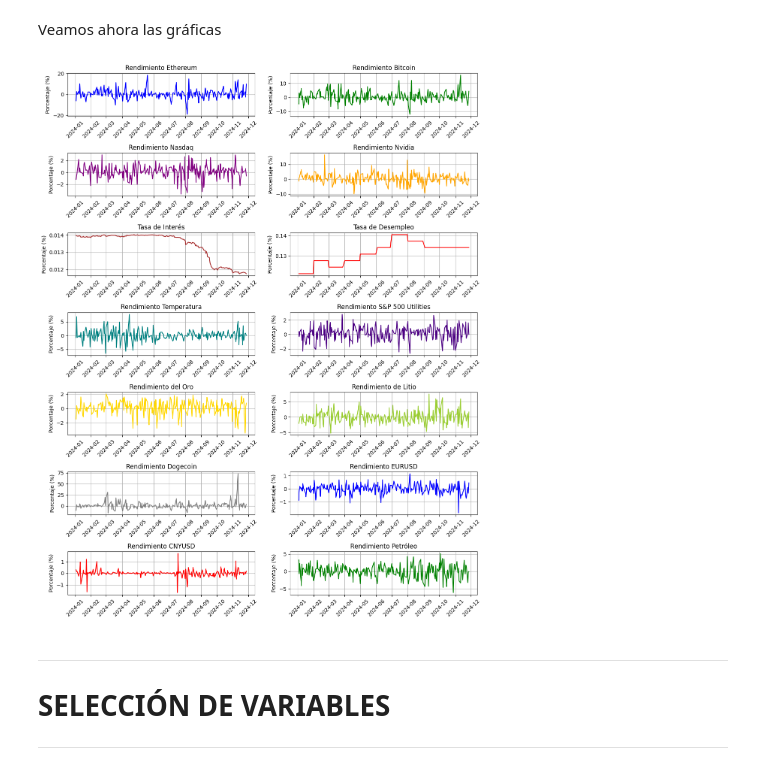
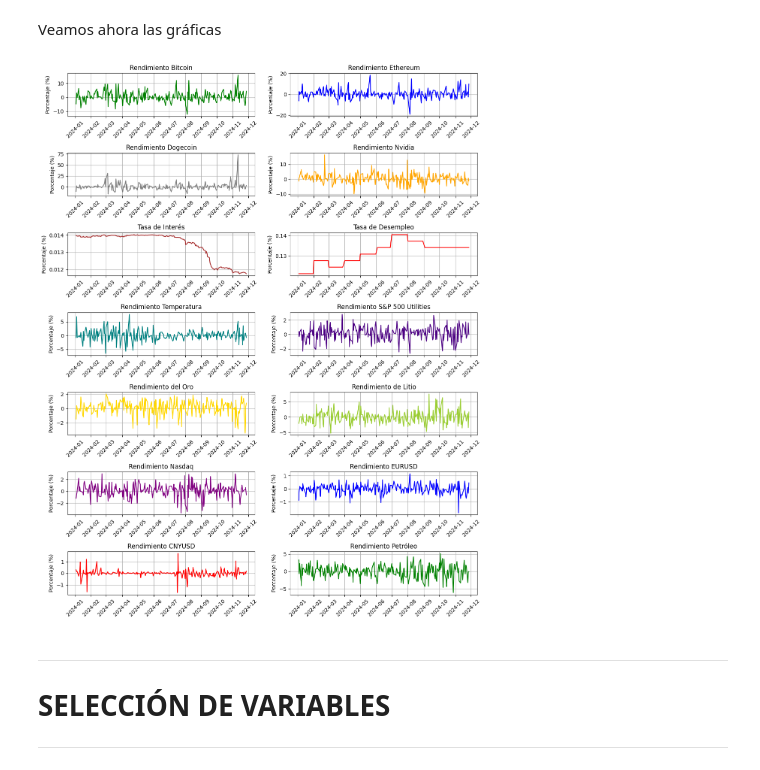
Before and after one commit to ladrianx/proyectos, a Jupyter notebook: Proyecto_Taller_Modelado_2.ipynb, the cells around one changed output. Cells and saved outputs as stored; diff of their text form; code cells hidden in the pictures.

```diff
--- a/Proyecto_Taller_Modelado_2.ipynb
+++ b/Proyecto_Taller_Modelado_2.ipynb
@@ -361,7 +361,7 @@ data = calcular_rendimientos(precios)
 
 # Limpiar DataFrame y dejar solo las columnas de rendimientos
 data = data[[
-    "Fecha", "BTC", "ETH", "Doge", "Nvidia", "Petróleo", "Oro", "Litio", "EURUSD", "CNYUSD", "Nasdaq", "XLU", "Interes", "Desempleo", "Temperatura",
+    "Fecha", "BTC", "ETH", "Doge", "Nvidia", "Petróleo", "Oro", "Litio", "EURUSD", "CNYUSD", "Nasdaq", "XLU", "Interes", "Desempleo", "Temperatura"
 ]].dropna()
 
 # Asegurarse de que no haya duplicados
@@ -410,23 +410,23 @@ fig, axs = plt.subplots(7, 2, figsize=(12, 15))
 
 # Graficar cada columna en su posición correspondiente
 
-# ETH
-axs[0, 0].plot(data["Fecha"], data["ETH"], label="ETH", color="blue")
-axs[0, 0].set_title("Rendimiento Ethereum")
+# BTC
+axs[0, 0].plot(data["Fecha"], data["BTC"], label="BTC", color="green")
+axs[0, 0].set_title("Rendimiento Bitcoin")
 axs[0, 0].set_ylabel("Porcentaje (%)")
 axs[0, 0].tick_params(axis='x', rotation=45)
 axs[0, 0].grid(True)
 
-# BTC
-axs[0, 1].plot(data["Fecha"], data["BTC"], label="BTC", color="green")
-axs[0, 1].set_title("Rendimiento Bitcoin")
+# ETH
+axs[0, 1].plot(data["Fecha"], data["ETH"], label="ETH", color="blue")
+axs[0, 1].set_title("Rendimiento Ethereum")
 axs[0, 1].set_ylabel("Porcentaje (%)")
 axs[0, 1].tick_params(axis='x', rotation=45)
 axs[0, 1].grid(True)
 
-# Nasdaq
-axs[1, 0].plot(data["Fecha"], data["Nasdaq"], label="Nasdaq", color="purple")
-axs[1, 0].set_title("Rendimiento Nasdaq")
+# Gráfico de Dogecoin
+axs[1, 0].plot(data["Fecha"], data["Doge"], label="Doge", color="grey")
+axs[1, 0].set_title("Rendimiento Dogecoin")
 axs[1, 0].set_ylabel("Porcentaje (%)")
 axs[1, 0].tick_params(axis='x', rotation=45)
 axs[1, 0].grid(True)
@@ -480,40 +480,40 @@ axs[4, 1].set_ylabel("Porcentaje (%)")
 axs[4, 1].tick_params(axis='x', rotation=45)
 axs[4, 1].grid(True)
 
-# Gráfico de Dogecoin
-axs[5, 0].plot(data["Fecha"], data["Doge"], label="Doge", color="grey")
-axs[5, 0].set_title("Rendimiento Dogecoin")
+# Nasdaq
+axs[5, 0].plot(data["Fecha"], data["Nasdaq"], label="Nasdaq", color="purple")
+axs[5, 0].set_title("Rendimiento Nasdaq")
 axs[5, 0].set_ylabel("Porcentaje (%)")
 axs[5, 0].tick_params(axis='x', rotation=45)
 axs[5, 0].grid(True)
 
 # Gráfico de EURUSD
 axs[5, 1].plot(data["Fecha"], data["EURUSD"], label="EURUSD", color="blue")
 axs[5, 1].set_title("Rendimiento EURUSD")
 axs[5, 1].set_ylabel("Porcentaje (%)")
 axs[5, 1].tick_params(axis='x', rotation=45)
 axs[5, 1].grid(True)
 
 # Gráfico de CNYUSD
 axs[6, 0].plot(data["Fecha"], data["CNYUSD"], label="CNYUSD", color="red")
 axs[6, 0].set_title("Rendimiento CNYUSD")
 axs[6, 0].set_ylabel("Porcentaje (%)")
 axs[6, 0].tick_params(axis='x', rotation=45)
 axs[6, 0].grid(True)
 
 # Gráfico de Petróleo
 axs[6, 1].plot(data["Fecha"], data["Petróleo"], label="Petróleo", color="green")
 axs[6, 1].set_title("Rendimiento Petróleo")
 axs[6, 1].set_ylabel("Porcentaje (%)")
 axs[6, 1].tick_params(axis='x', rotation=45)
 axs[6, 1].grid(True)
 
 
 # Ajustar el diseño y mostrar los gráficos
 plt.tight_layout()
 plt.show()
 # %% [output]
-[figure, old version]
+[figure, new version]
 # %% [markdown]
 ---
 # **SELECCIÓN DE VARIABLES**
```
Also changed, not shown: parts of 39 cells of this notebook.
